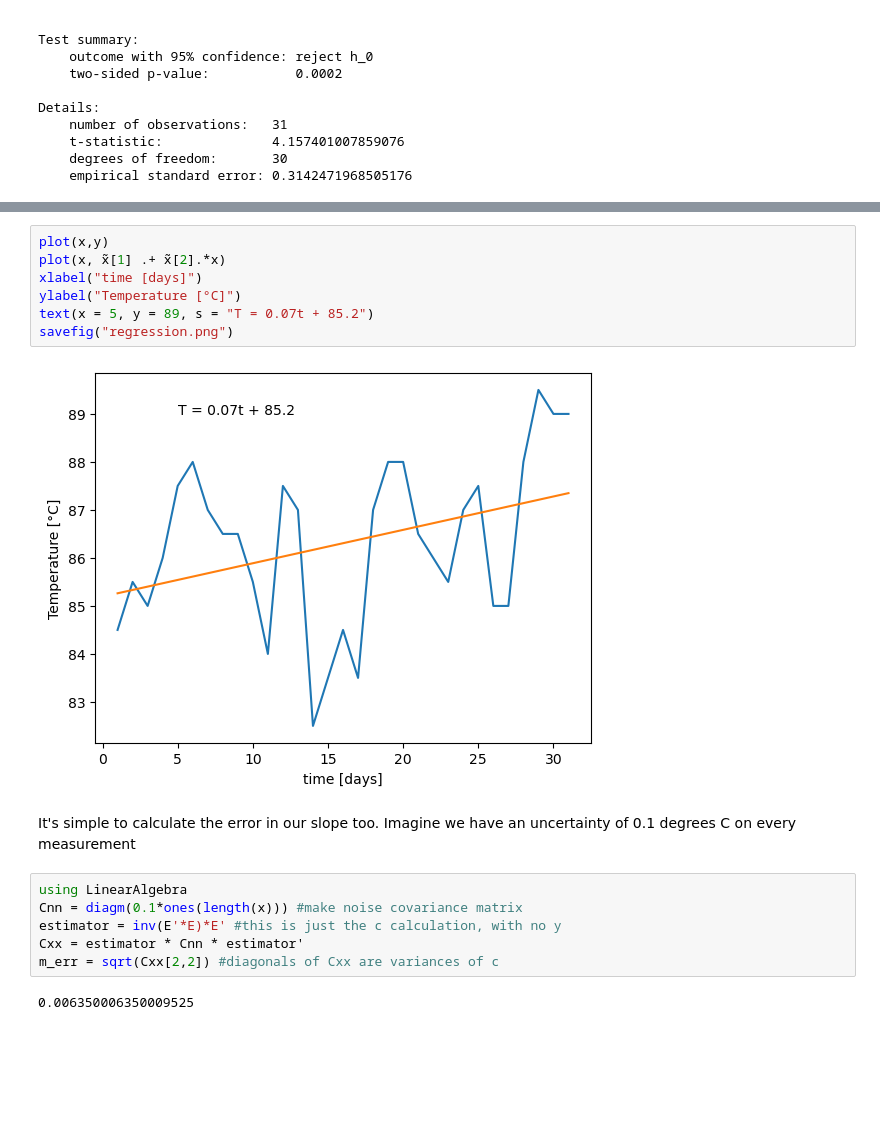
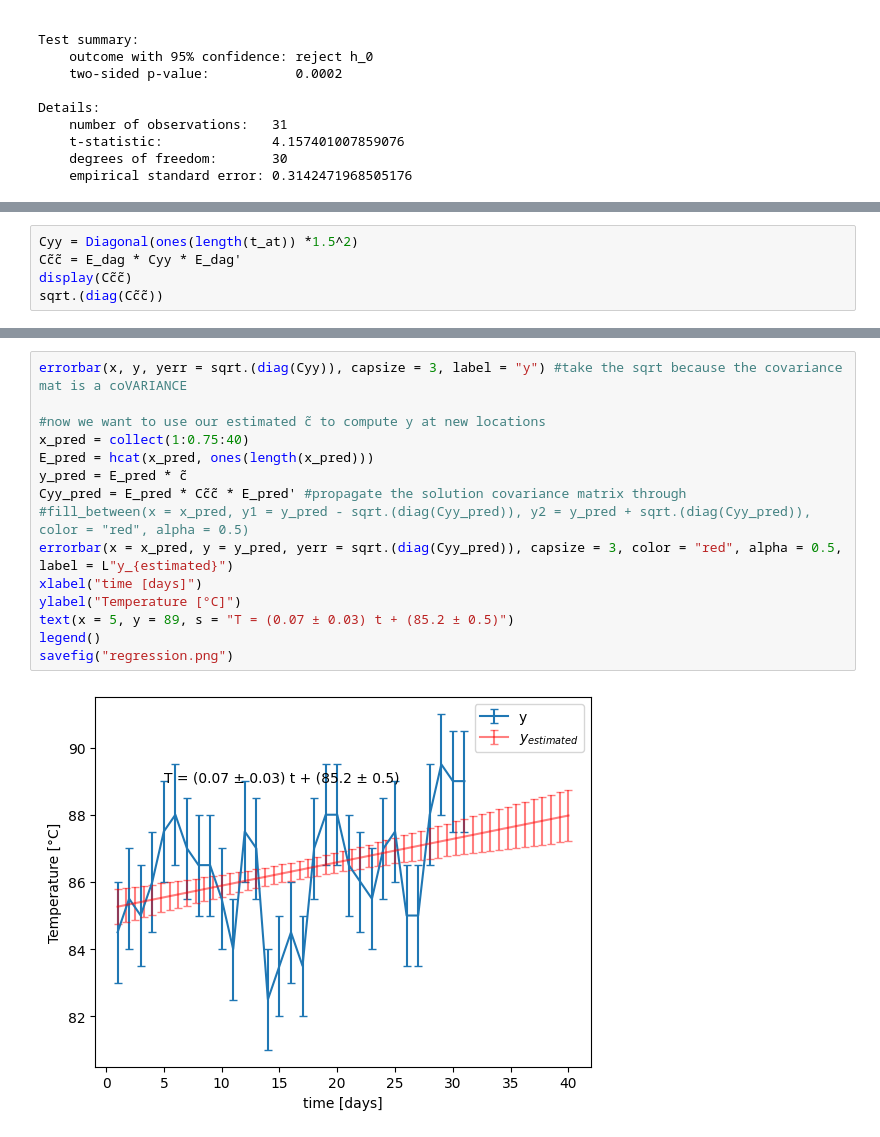
Before and after one commit to b-r-hamilton/stats_mathreview, a Jupyter notebook: examples.ipynb, the cells around one changed output, grey strips where cells are left out. Cells and saved outputs as stored; diff of their text form; blank space fills up the shorter version.

```diff
--- a/examples.ipynb
+++ b/examples.ipynb
@@ -428,0 +464,5 @@ E = hcat(ones(length(t_at)), x)
+# %%
+Cyy = Diagonal(ones(length(t_at)) *1.5^2)
+Cc̃c̃ = E_dag * Cyy * E_dag'
+display(Cc̃c̃)
+sqrt.(diag(Cc̃c̃))
@@ -429,19 +480,17 @@ E = hcat(ones(length(t_at)), x)
 # %%
-plot(x,y)
-plot(x, x̃[1] .+ x̃[2].*x)
+errorbar(x, y, yerr = sqrt.(diag(Cyy)), capsize = 3, label = "y") #take the sqrt because the covariance mat is a coVARIANCE
+
+#now we want to use our estimated c̃ to compute y at new locations
+x_pred = collect(1:0.75:40)
+E_pred = hcat(x_pred, ones(length(x_pred)))
+y_pred = E_pred * c̃
+Cyy_pred = E_pred * Cc̃c̃ * E_pred' #propagate the solution covariance matrix through
+#fill_between(x = x_pred, y1 = y_pred - sqrt.(diag(Cyy_pred)), y2 = y_pred + sqrt.(diag(Cyy_pred)), color = "red", alpha = 0.5)
+errorbar(x = x_pred, y = y_pred, yerr = sqrt.(diag(Cyy_pred)), capsize = 3, color = "red", alpha = 0.5, label = L"y_{estimated}")
 xlabel("time [days]")
 ylabel("Temperature [°C]")
-text(x = 5, y = 89, s = "T = 0.07t + 85.2")
+text(x = 5, y = 89, s = "T = (0.07 ± 0.03) t + (85.2 ± 0.5)")
+legend()
 savefig("regression.png")
 # %% [output]
-[figure, old version]
+[figure, new version]
-# %% [markdown]
-It's simple to calculate the error in our slope too. Imagine we have an uncertainty of 0.1 degrees C on every measurement
-# %%
-using LinearAlgebra
-Cnn = diagm(0.1*ones(length(x))) #make noise covariance matrix
-estimator = inv(E'*E)*E' #this is just the c calculation, with no y
-Cxx = estimator * Cnn * estimator'
-m_err = sqrt(Cxx[2,2]) #diagonals of Cxx are variances of c
-# %% [output]
-0.006350006350009525
```
Also changed, not shown: parts of 20 cells of this notebook, 8 other files.
